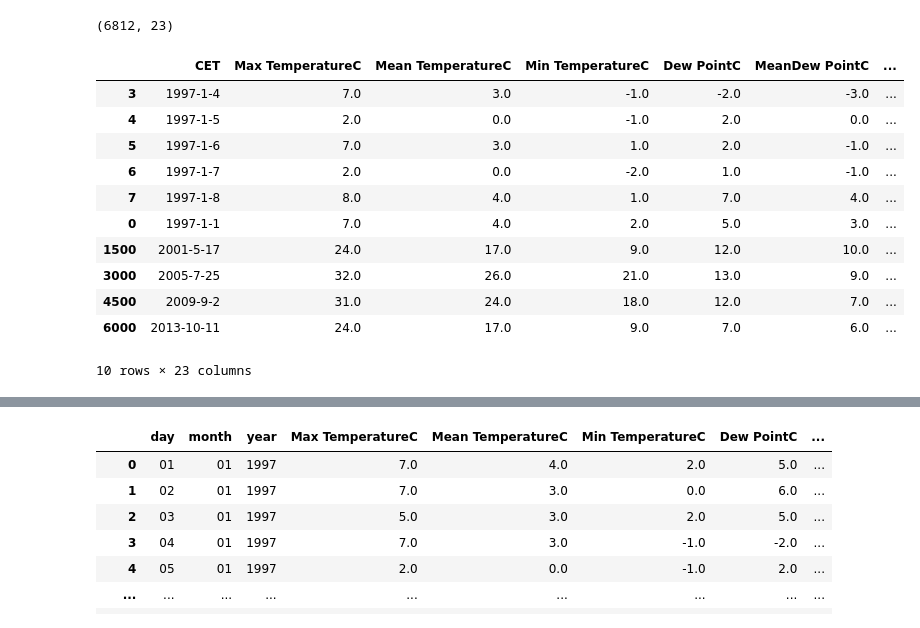
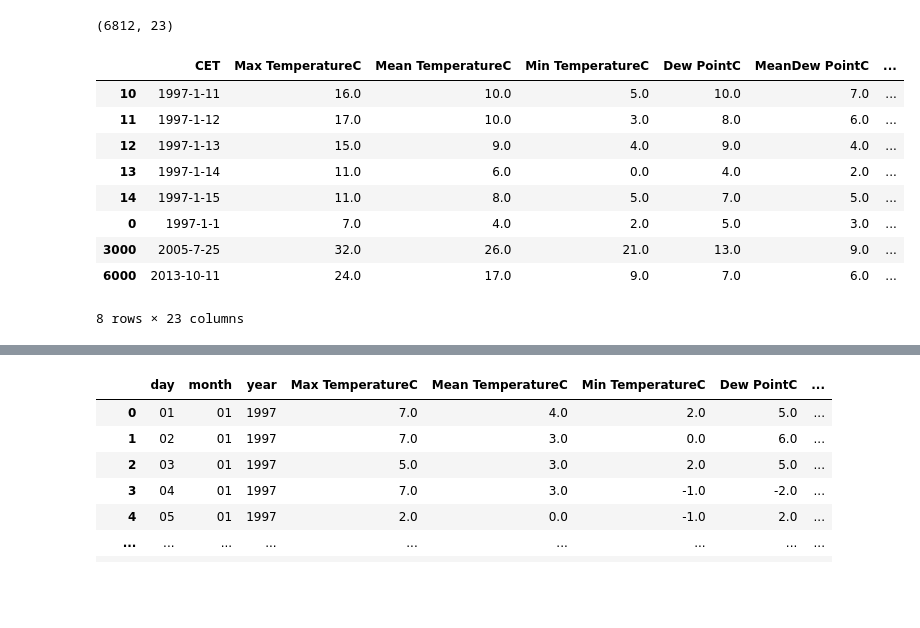
Before and after one commit to ArseniusShapar/ML_lab1, a Jupyter notebook: notebook.ipynb, the cells around one changed output, grey strips where cells are left out. Cells and saved outputs as stored; diff of their text form; code cells hidden in the pictures; blank space fills up the shorter version.

```diff
--- a/notebook.ipynb
+++ b/notebook.ipynb
@@ -17,24 +17,22 @@ df.shape
 # %% [output]
 (6812, 23)
 # %%
-M = 3
+M = 10
 N = 500 * M if M <= 6 else 300 * M
 indexes = [M + i for i in range(5)] + []
 
 pd.concat([df.iloc[M:M + 5, :], df.iloc[::N, :]], ignore_index=False)
 # %% [output]
 |  | CET | Max TemperatureC | Mean TemperatureC | Min TemperatureC | Dew PointC | MeanDew PointC | ... |
-| 3 | 1997-1-4 | 7.0 | 3.0 | -1.0 | -2.0 | -3.0 | ... |
-| 4 | 1997-1-5 | 2.0 | 0.0 | -1.0 | 2.0 | 0.0 | ... |
-| 5 | 1997-1-6 | 7.0 | 3.0 | 1.0 | 2.0 | -1.0 | ... |
-| 6 | 1997-1-7 | 2.0 | 0.0 | -2.0 | 1.0 | -1.0 | ... |
-| 7 | 1997-1-8 | 8.0 | 4.0 | 1.0 | 7.0 | 4.0 | ... |
+| 10 | 1997-1-11 | 16.0 | 10.0 | 5.0 | 10.0 | 7.0 | ... |
+| 11 | 1997-1-12 | 17.0 | 10.0 | 3.0 | 8.0 | 6.0 | ... |
+| 12 | 1997-1-13 | 15.0 | 9.0 | 4.0 | 9.0 | 4.0 | ... |
+| 13 | 1997-1-14 | 11.0 | 6.0 | 0.0 | 4.0 | 2.0 | ... |
+| 14 | 1997-1-15 | 11.0 | 8.0 | 5.0 | 7.0 | 5.0 | ... |
 | 0 | 1997-1-1 | 7.0 | 4.0 | 2.0 | 5.0 | 3.0 | ... |
-| 1500 | 2001-5-17 | 24.0 | 17.0 | 9.0 | 12.0 | 10.0 | ... |
 | 3000 | 2005-7-25 | 32.0 | 26.0 | 21.0 | 13.0 | 9.0 | ... |
-| 4500 | 2009-9-2 | 31.0 | 24.0 | 18.0 | 12.0 | 7.0 | ... |
 | 6000 | 2013-10-11 | 24.0 | 17.0 | 9.0 | 7.0 | 6.0 | ... |
-10 rows × 23 columns
+8 rows × 23 columns
 # %%
 df.dtypes
 # %% [output]
```
Also changed, not shown: parts of 4 cells of this notebook.
